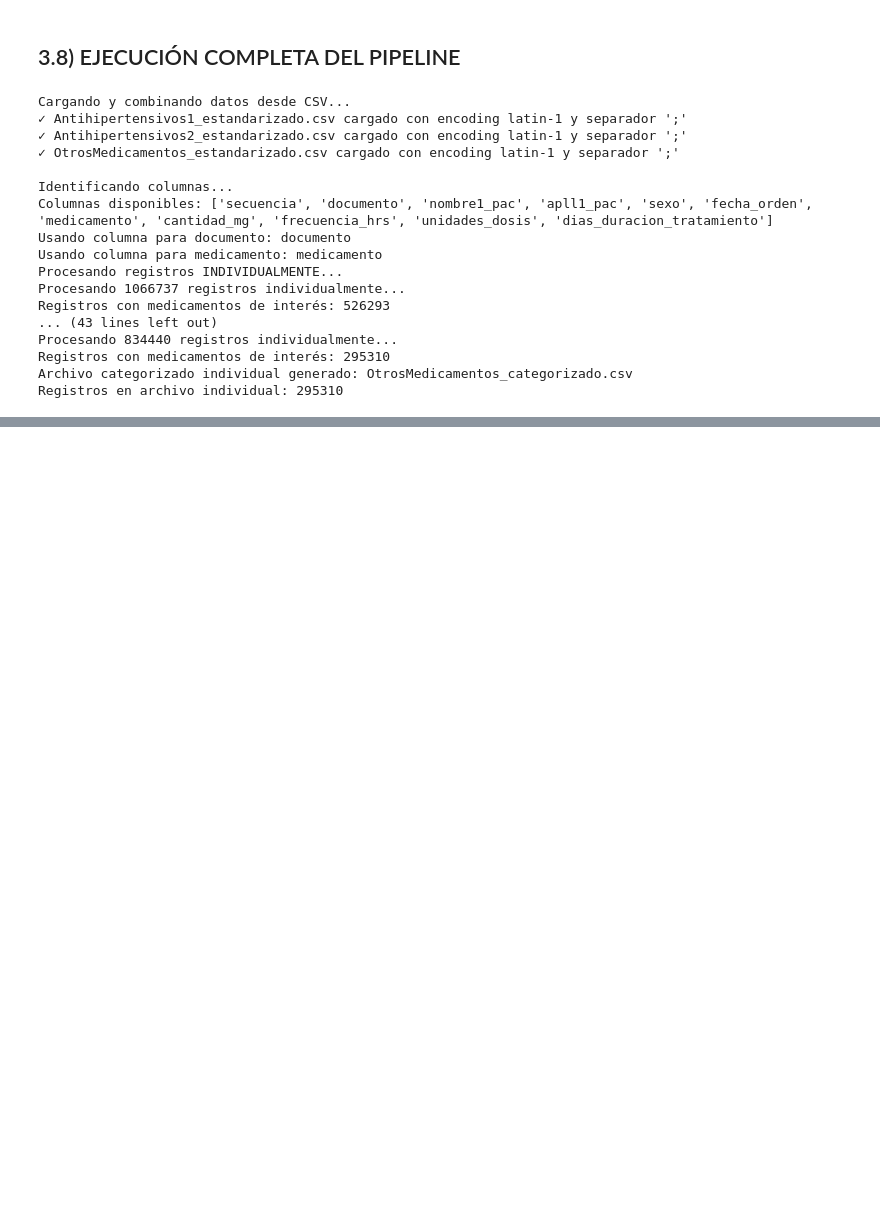
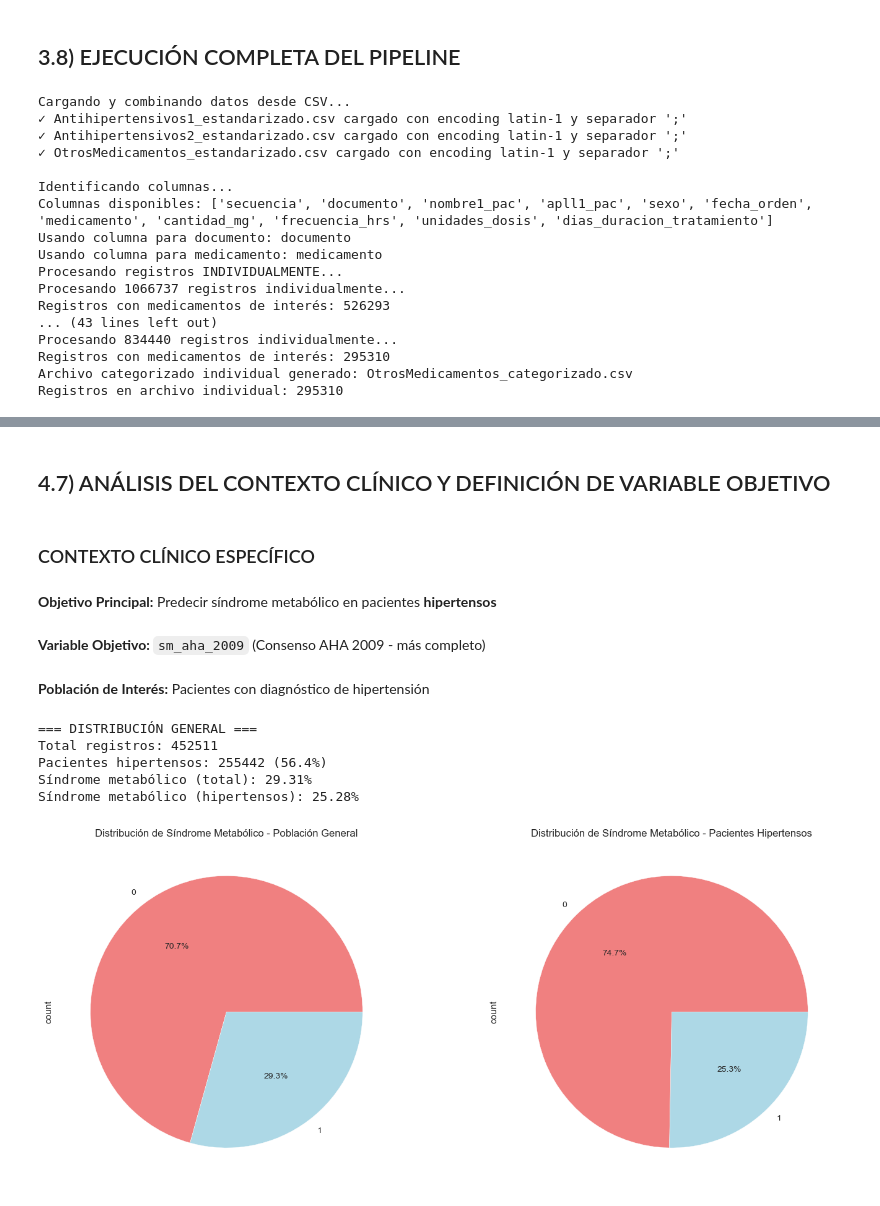
Before and after one commit to Prado500/repoProyectoFinal, a Jupyter notebook: presentacion.ipynb, the cells around one changed output, grey strips where cells are left out. Drawn from its saved outputs; the diff is of its cells as text; code cells hidden in the pictures; blank space fills up the shorter version.

```diff
--- a/presentacion.ipynb
+++ b/presentacion.ipynb
@@ -3774,0 +4419,59 @@ Registros en archivo individual: 295310
+# %% [markdown]
+## 4.7) ANÁLISIS DEL CONTEXTO CLÍNICO Y DEFINICIÓN DE VARIABLE OBJETIVO
+# %%
+# =============================================================================
+# 2. ANÁLISIS DEL CONTEXTO CLÍNICO Y DEFINICIÓN DE VARIABLE OBJETIVO
+# =============================================================================
+
+# Cargar el CSV final
+df = pd.read_csv('dataset_final_para_modelado.csv', sep=';', encoding='utf-8-sig')
+
+# Según la transcripción:
+# - Enfoque en pacientes hipertensos (en diabéticos es más predecible)
+# - Usar consenso AHA 2009 como el más completo
+# - Evaluar riesgo cardiovascular específicamente en hipertensos
+
+display(Markdown("###   CONTEXTO CLÍNICO ESPECÍFICO"))
+display(Markdown("**Objetivo Principal:** Predecir síndrome metabólico en pacientes **hipertensos**"))
+display(Markdown("**Variable Objetivo:** `sm_aha_2009` (Consenso AHA 2009 - más completo)"))
+display(Markdown("**Población de Interés:** Pacientes con diagnóstico de hipertensión"))
+
+# Definir variable objetivo
+df['target_sm'] = df['sm_aha_2009'].astype(int)
+
+# Identificar pacientes hipertensos (código I10X)
+hipertensos_mask = (df['dxppal'] == 'I10X') | (df['dxrel1'] == 'I10X')
+df_hipertensos = df[hipertensos_mask].copy()
+
+print("=== DISTRIBUCIÓN GENERAL ===")
+print(f"Total registros: {len(df)}")
+print(f"Pacientes hipertensos: {len(df_hipertensos)} ({len(df_hipertensos)/len(df)*100:.1f}%)")
+print(f"Síndrome metabólico (total): {df['target_sm'].mean():.2%}")
+print(f"Síndrome metabólico (hipertensos): {df_hipertensos['target_sm'].mean():.2%}")
+
+# Visualización de la distribución
+fig, axes = plt.subplots(1, 2, figsize=(15, 6))
+
+# Distribución general
+df['target_sm'].value_counts().plot.pie(ax=axes[0], autopct='%1.1f%%',
+                                        colors=['lightcoral', 'lightblue'])
+axes[0].set_title('Distribución de Síndrome Metabólico - Población General')
+
+# Distribución en hipertensos
+df_hipertensos['target_sm'].value_counts().plot.pie(ax=axes[1], autopct='%1.1f%%',
+                                                    colors=['lightcoral', 'lightblue'])
+axes[1].set_title('Distribución de Síndrome Metabólico - Pacientes Hipertensos')
+
+plt.tight_layout()
+plt.show()
+# %% [output]
+###   CONTEXTO CLÍNICO ESPECÍFICO
+**Objetivo Principal:** Predecir síndrome metabólico en pacientes **hipertensos**
+**Variable Objetivo:** `sm_aha_2009` (Consenso AHA 2009 - más completo)
+**Población de Interés:** Pacientes con diagnóstico de hipertensión
+=== DISTRIBUCIÓN GENERAL ===
+Total registros: 452511
+Pacientes hipertensos: 255442 (56.4%)
+Síndrome metabólico (total): 29.31%
+Síndrome metabólico (hipertensos): 25.28%
+[figure, added]
```
Also changed, not shown: parts of 22 cells of this notebook, 4 other files.
